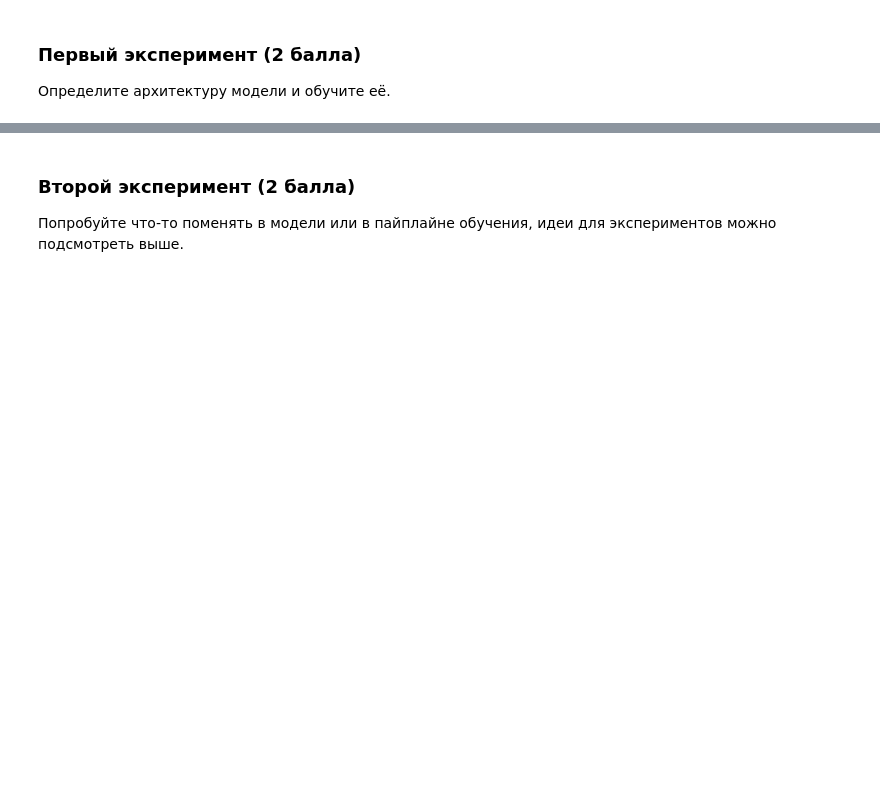
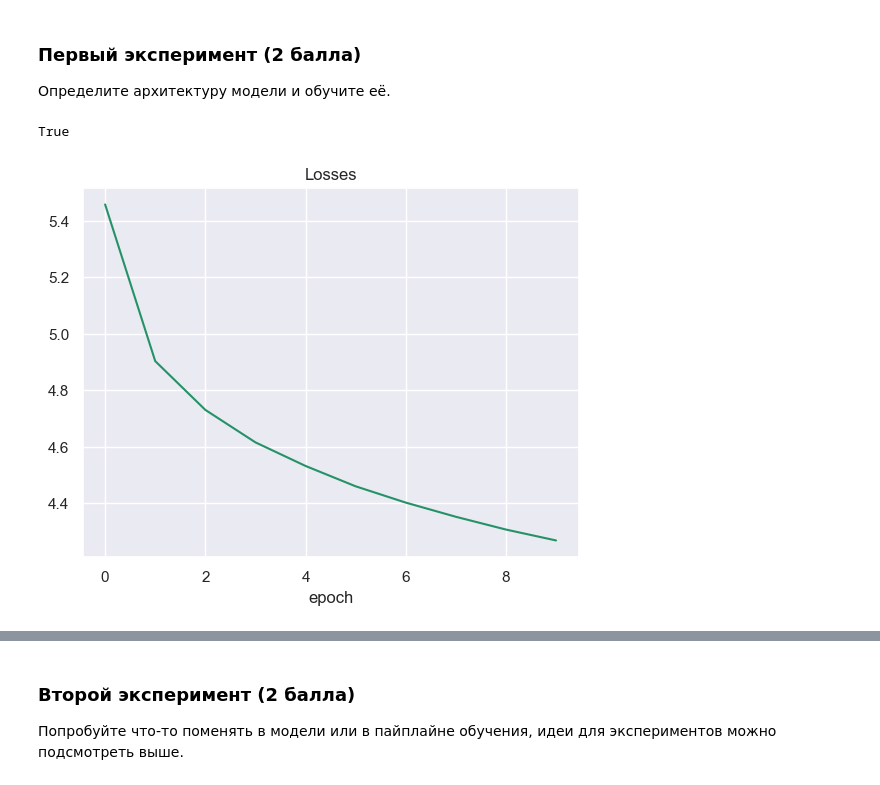
Before and after one commit to almos05/DLS_2, a Jupyter notebook: src/01 Language modeling/[homework]hw_language_modelling.ipynb, the cells around one changed output, grey strips where cells are left out. Saved outputs shown, nothing was run; the diff lists cells and outputs as text; code cells hidden in the pictures; blank space fills up the shorter version.

Commit message:
add first hw model language_modelling

```diff
--- a/src/01 Language modeling/[homework]hw_language_modelling.ipynb
+++ b/src/01 Language modeling/[homework]hw_language_modelling.ipynb
@@ -252,14 +334,3 @@ def train_model(...):
 ### Первый эксперимент (2 балла)
 
 Определите архитектуру модели и обучите её.
-# %%
-class LanguageModel(nn.Module):
-    def __init__(self):
-        super().__init__()
-
-        # Опишите свою нейронную сеть здесь
-
-    def forward(self, input_batch: torch.Tensor) -> torch.Tensor:
-        # А тут опишите forward pass модели
-
-        return
@@ -267,0 +337,39 @@ class LanguageModel(nn.Module):
+# %%
+class LanguageModel(nn.Module):
+    def __init__(self, hidden_dim: int, vocab_size: int):
+        super().__init__()
+        self.embeddings = nn.Embedding(vocab_size, hidden_dim)
+        self.rnn = nn.RNN(hidden_dim, hidden_dim, batch_first=True)
+        self.linear = nn.Linear(hidden_dim, hidden_dim)
+        self.dropout = nn.Dropout(p=0.3)
+
+        self.activation = nn.Tanh()
+
+        self.projection = nn.Linear(hidden_dim, vocab_size)
+
+    def forward(self, input_batch: torch.Tensor) -> torch.Tensor:
+        embeddings = self.embeddings(input_batch)
+        output, _ = self.rnn(embeddings)
+        output = self.activation(self.dropout(self.linear(output)))
+        projection = self.projection(output)
+
+        return projection
+# %%
+print(list(ind2word.keys()) == list(range(40004)))
+# %% [output]
+True
+# %%
+# Обучите модель здесь
+
+model = LanguageModel(256, len(vocab)).to(device)
+criterion = nn.CrossEntropyLoss(ignore_index=word2ind['<pad>'])
+optimizer = torch.optim.Adam(model.parameters())
+
+losses, perplexities = train_model(model, criterion, optimizer, train_dataloader)
+# %%
+plt.plot(np.arange(len(losses)), losses)
+plt.title('Losses')
+plt.xlabel("epoch")
+plt.show()
+# %% [output]
+[figure, added]
```
Also changed, not shown: parts of 25 cells of this notebook.
